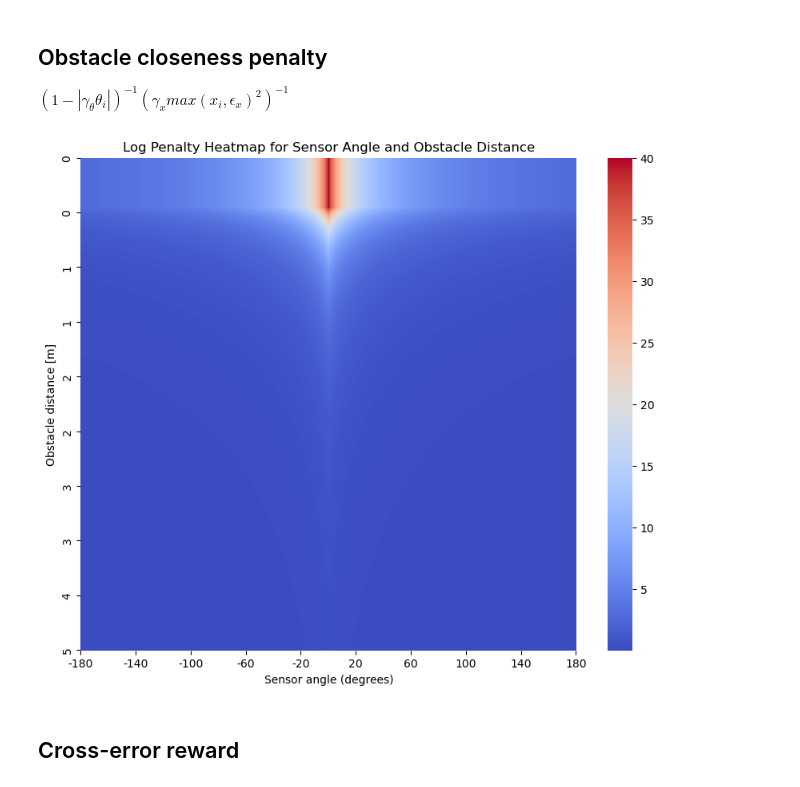
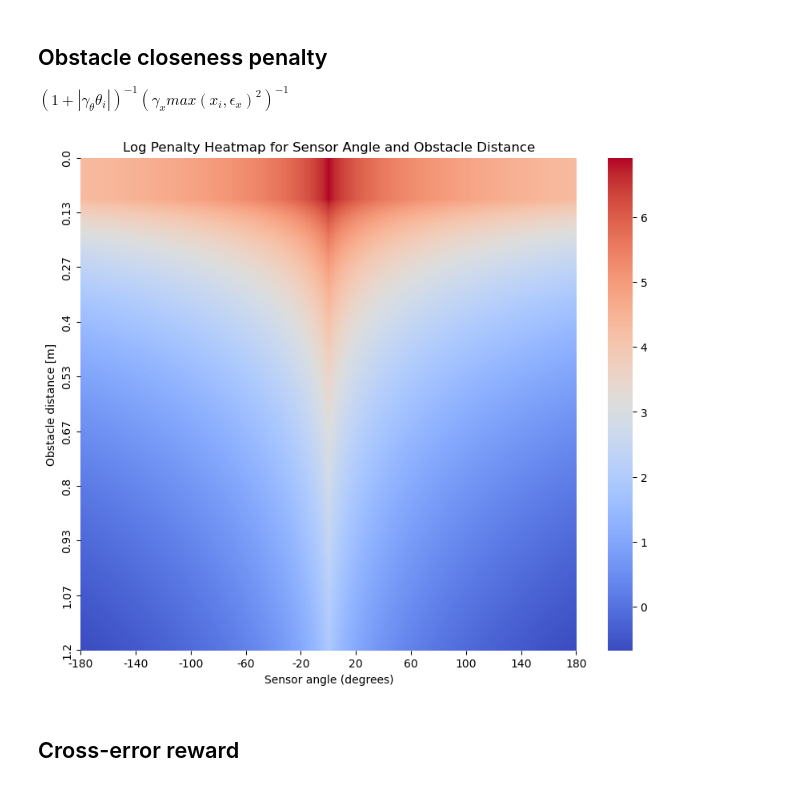
Before and after one commit to SpartanTan/RL-everything, a Jupyter notebook: torh_tutorial/rewards.ipynb, the cells around one changed output. Saved outputs shown, nothing was run; the diff lists cells and outputs as text; code cells hidden in the pictures.

```diff
--- a/torh_tutorial/rewards.ipynb
+++ b/torh_tutorial/rewards.ipynb
@@ -1,6 +1,6 @@
 # %% [markdown]
 ## Obstacle closeness penalty
-$(1-|\gamma_{\theta}\theta_{i}|)^{-1}(\gamma_{x}max(x_i, \epsilon_x)^{2})^{-1}$
+$(1+|\gamma_{\theta}\theta_{i}|)^{-1}(\gamma_{x}max(x_i, \epsilon_x)^{2})^{-1}$
 # %%
 import numpy as np
 import matplotlib.pyplot as plt
@@ -18,51 +18,50 @@ def find_nearest(array, value):
 pi = math.pi
 # Constants
 gamma_theta = 4.0  # You need to set this value according to your paper
-gamma_x = 0.1  # You need to set this value according to your paper 0.005
+gamma_x = 0.1 # You need to set this value according to your paper 0.005
 
 # let's assume we have sensor angles in range from -180 to 180 degrees
 sensor_angles = np.linspace(-pi, pi, 721) # start, end, number of points
 sensor_angles_deg = np.rad2deg(sensor_angles) # convert to degrees
 
 # and we have obstacle distances in range from 0 to 50 units (meters, feet, etc.)
-obstacle_distances = np.linspace(0, 5, 1000)
+obstacle_distances = np.linspace(0, 1.2, 1000)
 
 # create a 2D grid
 X, Y = np.meshgrid(sensor_angles, obstacle_distances)
 
 # calculate penalties based on the given function
-# penalties = np.log((1 + np.abs(gamma_theta * X)) ** -1 * (gamma_x * np.maximum(Y, 0.5)**2) ** -1)
-penalties = (1 + np.abs(gamma_theta * X)) ** -1 * (gamma_x * np.maximum(Y, 0.5)**2) ** -1
-
+penalties = np.log((1 + np.abs(gamma_theta * X)) ** -1 * (gamma_x * np.maximum(Y, 0.1)**2) ** -1)
+# penalties = (1 + np.abs(gamma_theta * X)) ** -1 * (gamma_x * np.maximum(Y, 0.1)**2) ** -1
 # Discretize penalties
 num_bins = 20  # Number of bins you want
 penalties_discrete = np.digitize(penalties, np.linspace(np.min(penalties), np.max(penalties), num_bins))
 
 # Create a heatmap using seaborn
 fig, ax = plt.subplots(figsize=(10, 8))
 # sns.heatmap(penalties_discrete, cmap='coolwarm', ax=ax, xticklabels=100, yticklabels=100)
 sns.heatmap(penalties, cmap='coolwarm', ax=ax, xticklabels=100, yticklabels=100)
 ax.set_xlabel('Sensor angle (degrees)')
 ax.set_ylabel('Obstacle distance [m]')
 ax.set_title('Log Penalty Heatmap for Sensor Angle and Obstacle Distance')
 # Format tick labels
 
 # Set up ticks
 num_ticks = 10
 x_ticks = np.linspace(start=-180, stop=180, num=num_ticks)  # adjust these parameters for your specific case
 x_tick_indices = [find_nearest(sensor_angles_deg, tick) for tick in x_ticks]
 ax.set_xticks(x_tick_indices)
 ax.set_xticklabels([int(x) for x in x_ticks])
 
 # Similarly for y_ticks (adjust the parameters for your specific case)
-y_ticks = np.linspace(start=0, stop=5, num=num_ticks)
+y_ticks = np.linspace(start=0, stop=1.2, num=num_ticks)
 y_tick_indices = [find_nearest(obstacle_distances, tick) for tick in y_ticks]
 ax.set_yticks(y_tick_indices)
-ax.set_yticklabels([int(y) for y in y_ticks])
+ax.set_yticklabels([round(y,2) for y in y_ticks])
 
 plt.show()
 # %% [output]
-[figure, old version]
+[figure, new version]
 # %% [markdown]
 ## Cross-error reward
 # %%
```
Also changed, not shown: 3 other files.
